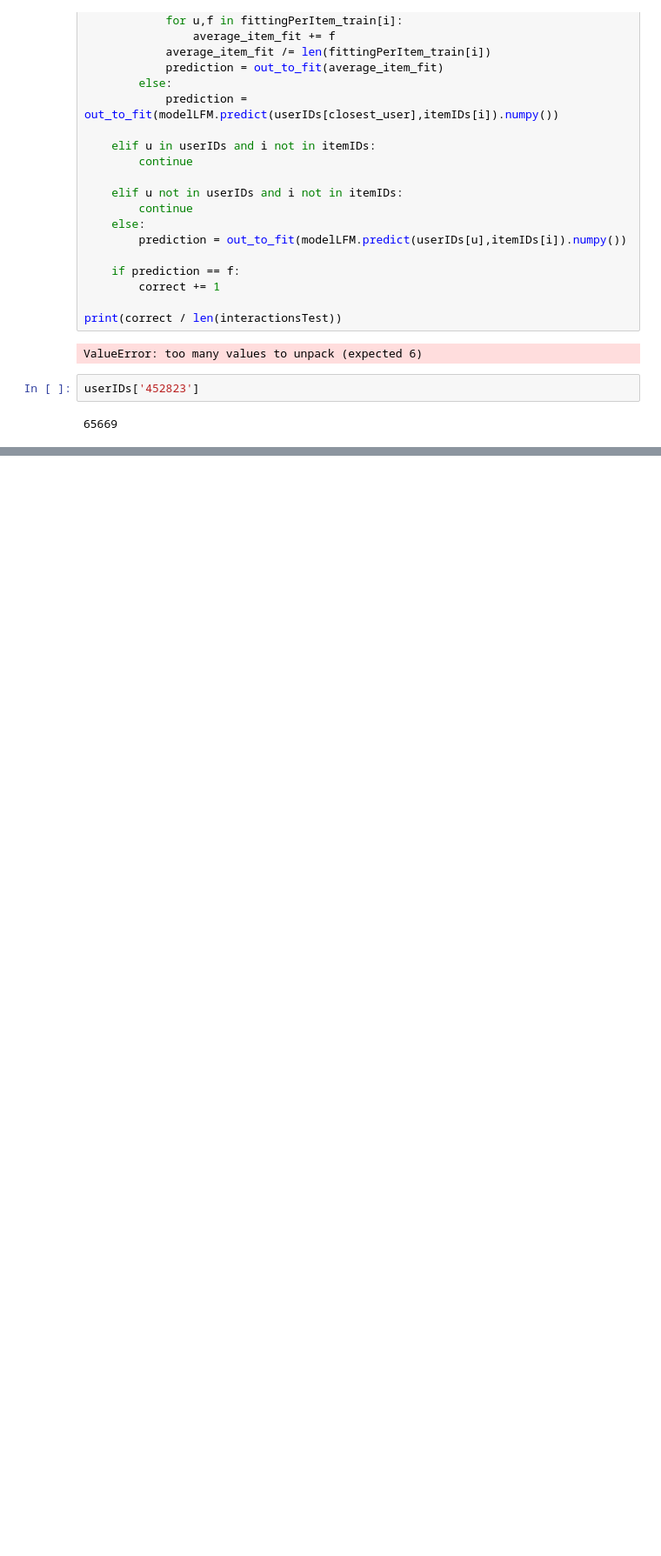
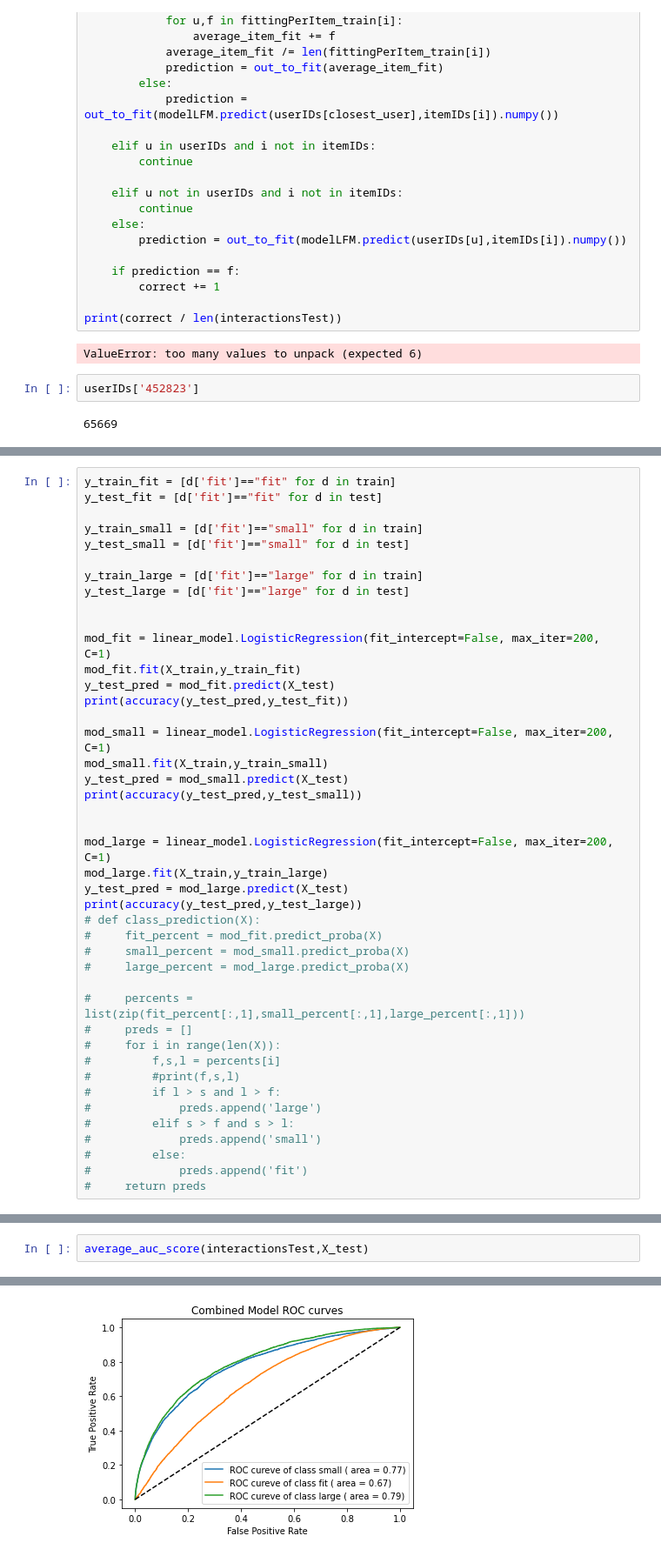
Before and after one commit to owendabestone/CSE258-final-project, a Jupyter notebook: test.ipynb, the cells around one changed output, grey strips where cells are left out. Shown: that part at 87% size. Drawn from its saved outputs; the diff is of its cells as text; blank space fills up the shorter version.

```diff
--- a/test.ipynb
+++ b/test.ipynb
@@ -573,0 +609,43 @@ False
+# %%
+y_train_fit = [d['fit']=="fit" for d in train]
+y_test_fit = [d['fit']=="fit" for d in test]
+
+y_train_small = [d['fit']=="small" for d in train]
+y_test_small = [d['fit']=="small" for d in test]
+
+y_train_large = [d['fit']=="large" for d in train]
+y_test_large = [d['fit']=="large" for d in test]
+
+
+mod_fit = linear_model.LogisticRegression(fit_intercept=False, max_iter=200, C=1)
+mod_fit.fit(X_train,y_train_fit)
+y_test_pred = mod_fit.predict(X_test)
+print(accuracy(y_test_pred,y_test_fit))
+
+mod_small = linear_model.LogisticRegression(fit_intercept=False, max_iter=200, C=1)
+mod_small.fit(X_train,y_train_small)
+y_test_pred = mod_small.predict(X_test)
+print(accuracy(y_test_pred,y_test_small))
+
+
+mod_large = linear_model.LogisticRegression(fit_intercept=False, max_iter=200, C=1)
+mod_large.fit(X_train,y_train_large)
+y_test_pred = mod_large.predict(X_test)
+print(accuracy(y_test_pred,y_test_large))
+# def class_prediction(X):
+#     fit_percent = mod_fit.predict_proba(X)
+#     small_percent = mod_small.predict_proba(X)
+#     large_percent = mod_large.predict_proba(X)
+
+#     percents = list(zip(fit_percent[:,1],small_percent[:,1],large_percent[:,1]))
+#     preds = []
+#     for i in range(len(X)):
+#         f,s,l = percents[i]
+#         #print(f,s,l)
+#         if l > s and l > f:
+#             preds.append('large')
+#         elif s > f and s > l:
+#             preds.append('small')
+#         else:
+#             preds.append('fit')
+#     return preds
@@ -573,0 +767,3 @@ False
+# %%
+average_auc_score(interactionsTest,X_test)
+# %% [output]
@@ -573,0 +783 @@ False
+[figure, added]
```
Also changed, not shown: parts of 16 cells of this notebook, 7 other files.
